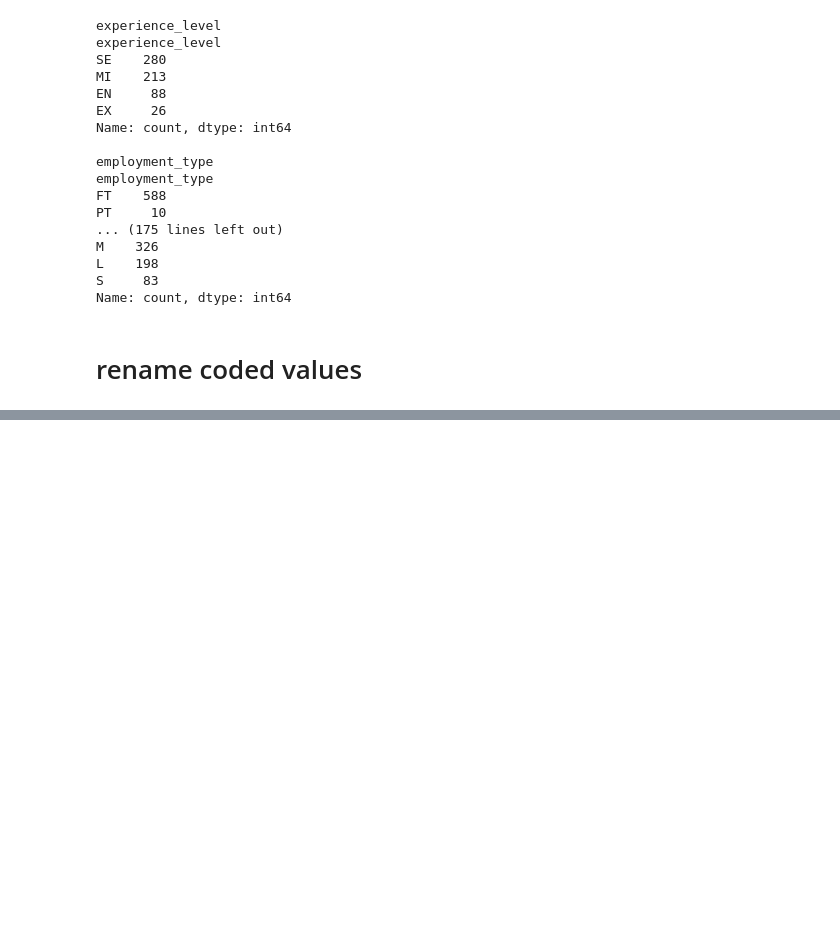
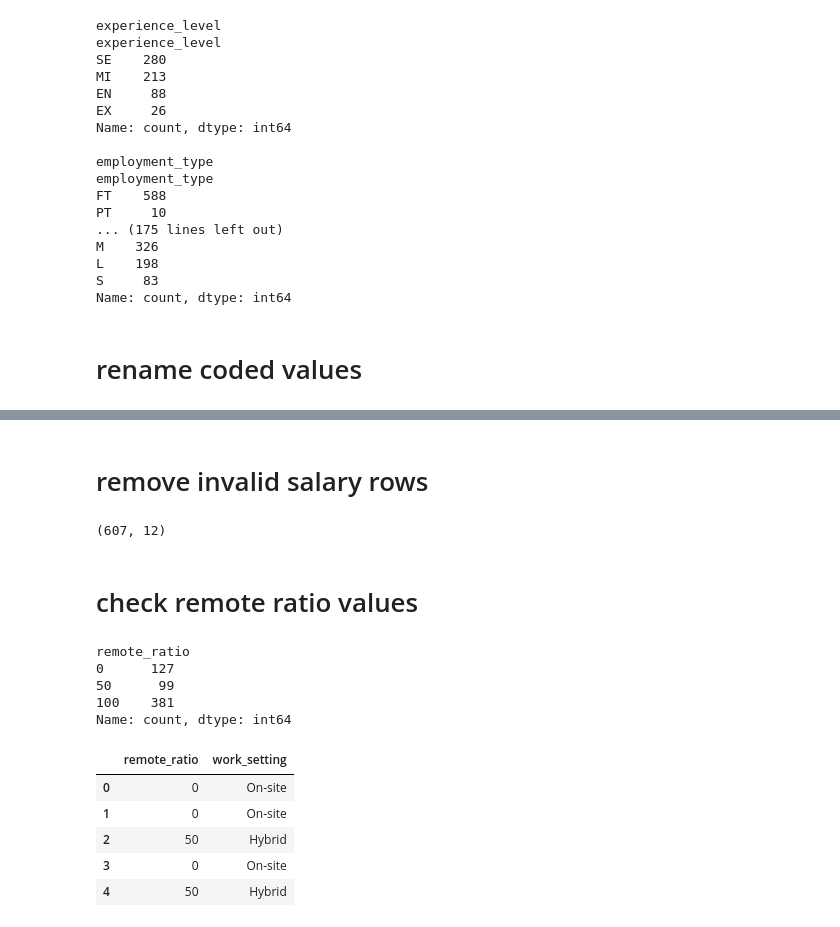
Before and after one commit to baderkothman/salary-prediction-app, a Jupyter notebook: notebooks/01_data_cleaning.ipynb, the cells around one changed output, grey strips where cells are left out. Saved outputs shown, nothing was run; the diff lists cells and outputs as text; code cells hidden in the pictures; blank space fills up the shorter version.

```diff
--- a/notebooks/01_data_cleaning.ipynb
+++ b/notebooks/01_data_cleaning.ipynb
@@ -192,0 +223,32 @@ df.head()
+# %% [markdown]
+# remove invalid salary rows
+# %%
+df = df[df["salary_in_usd"] > 0]
+df = df[df["salary"] > 0]
+
+df.shape
+# %% [output]
+(607, 12)
+# %% [markdown]
+# check remote ratio values
+# %%
+df["remote_ratio"].value_counts().sort_index()
+# %% [output]
+remote_ratio
+0      127
+50      99
+100    381
+Name: count, dtype: int64
+# %%
+remote_map = {0: "On-site", 50: "Hybrid", 100: "Remote"}
+
+df["work_setting"] = df["remote_ratio"].map(remote_map)
+
+df[["remote_ratio", "work_setting"]].head()
+# %% [output]
+|  | remote_ratio | work_setting |
+| 0 | 0 | On-site |
+| 1 | 0 | On-site |
+| 2 | 50 | Hybrid |
+| 3 | 0 | On-site |
+| 4 | 50 | Hybrid |
```
Also changed, not shown: parts of 11 cells of this notebook, 5 other files.
